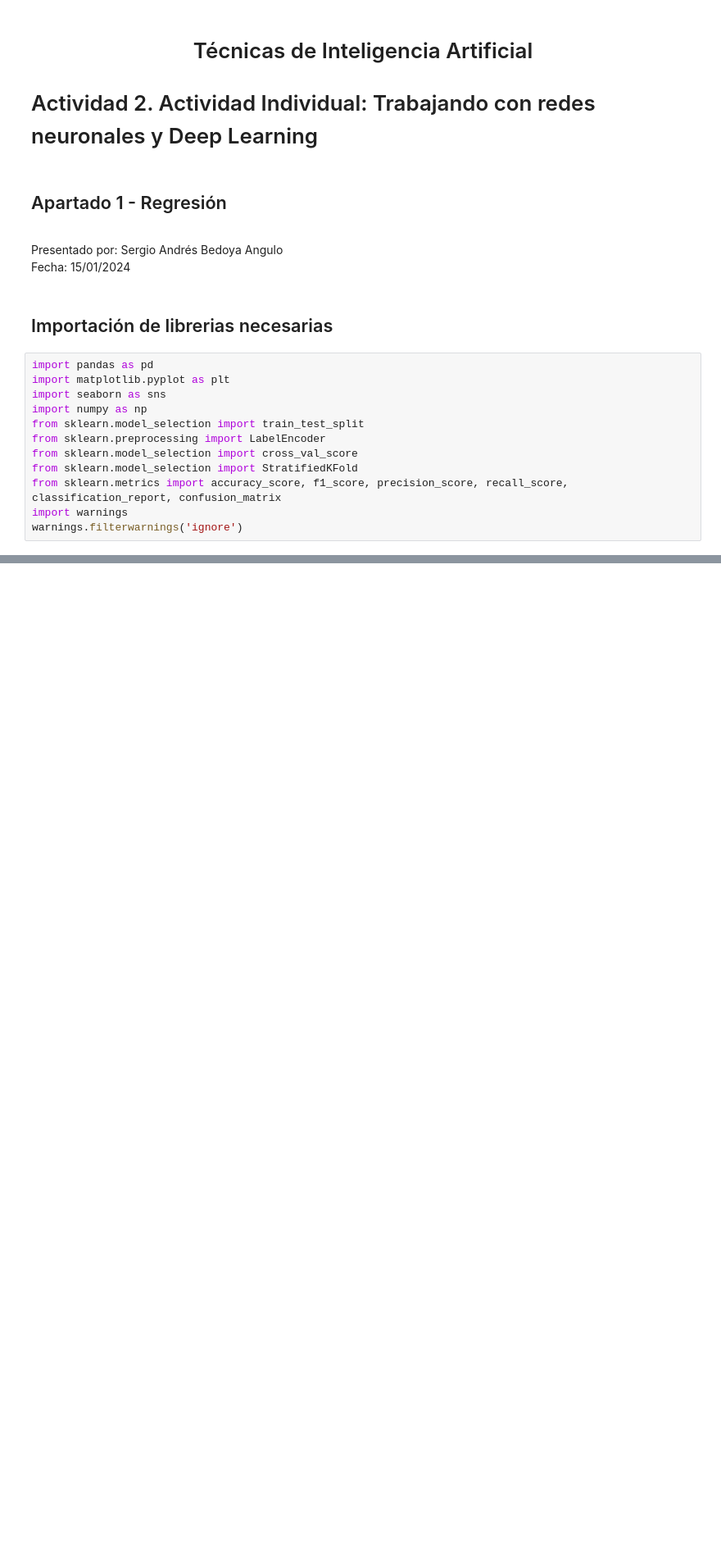
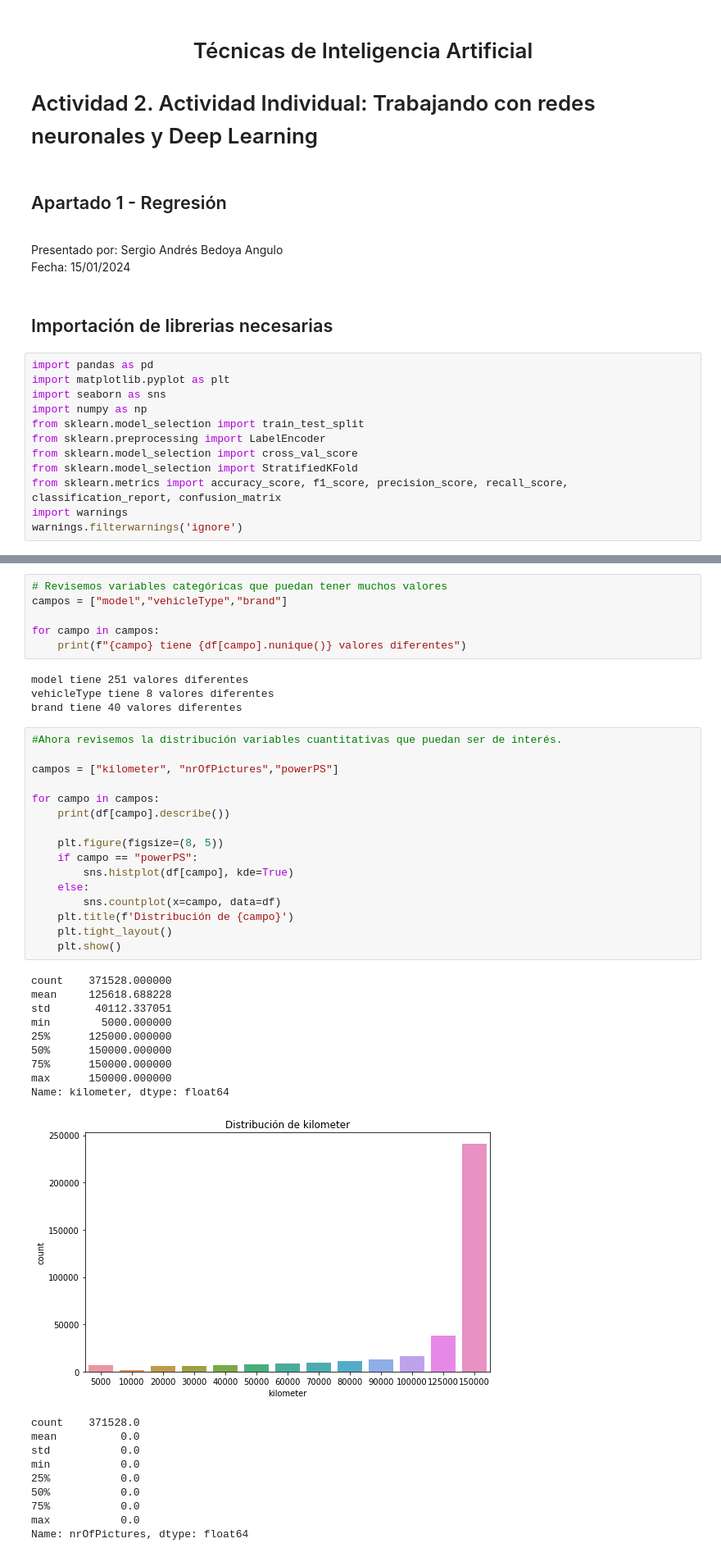
Before and after one commit to sergiobedoya/UNIR-TIA_ACT2, a Jupyter notebook: Apartado1_Regresion.ipynb, the cells around one changed output, grey strips where cells are left out. Shown at 82% size. Saved outputs shown, nothing was run; the diff lists cells and outputs as text; blank space fills up the shorter version.

```diff
--- a/Apartado1_Regresion.ipynb
+++ b/Apartado1_Regresion.ipynb
@@ -28,0 +89,46 @@ FileNotFoundError: [Errno 2] No such file or directory: '/kaggle/input/uncoverin
+# %%
+# Revisemos variables categóricas que puedan tener muchos valores
+campos = ["model","vehicleType","brand"]
+
+for campo in campos:
+    print(f"{campo} tiene {df[campo].nunique()} valores diferentes")
+# %% [output]
+model tiene 251 valores diferentes
+vehicleType tiene 8 valores diferentes
+brand tiene 40 valores diferentes
+# %%
+#Ahora revisemos la distribución variables cuantitativas que puedan ser de interés.
+
+campos = ["kilometer", "nrOfPictures","powerPS"]
+
+for campo in campos:
+    print(df[campo].describe())
+
+    plt.figure(figsize=(8, 5))
+    if campo == "powerPS":
+        sns.histplot(df[campo], kde=True)
+    else:
+        sns.countplot(x=campo, data=df)
+    plt.title(f'Distribución de {campo}')
+    plt.tight_layout()
+    plt.show()
+# %% [output]
+count    371528.000000
+mean     125618.688228
+std       40112.337051
+min        5000.000000
+25%      125000.000000
+50%      150000.000000
+75%      150000.000000
+max      150000.000000
+Name: kilometer, dtype: float64
+[figure, added]
+count    371528.0
+mean          0.0
+std           0.0
+min           0.0
+25%           0.0
+50%           0.0
+75%           0.0
+max           0.0
+Name: nrOfPictures, dtype: float64
```
Also changed, not shown: parts of 7 cells of this notebook.
